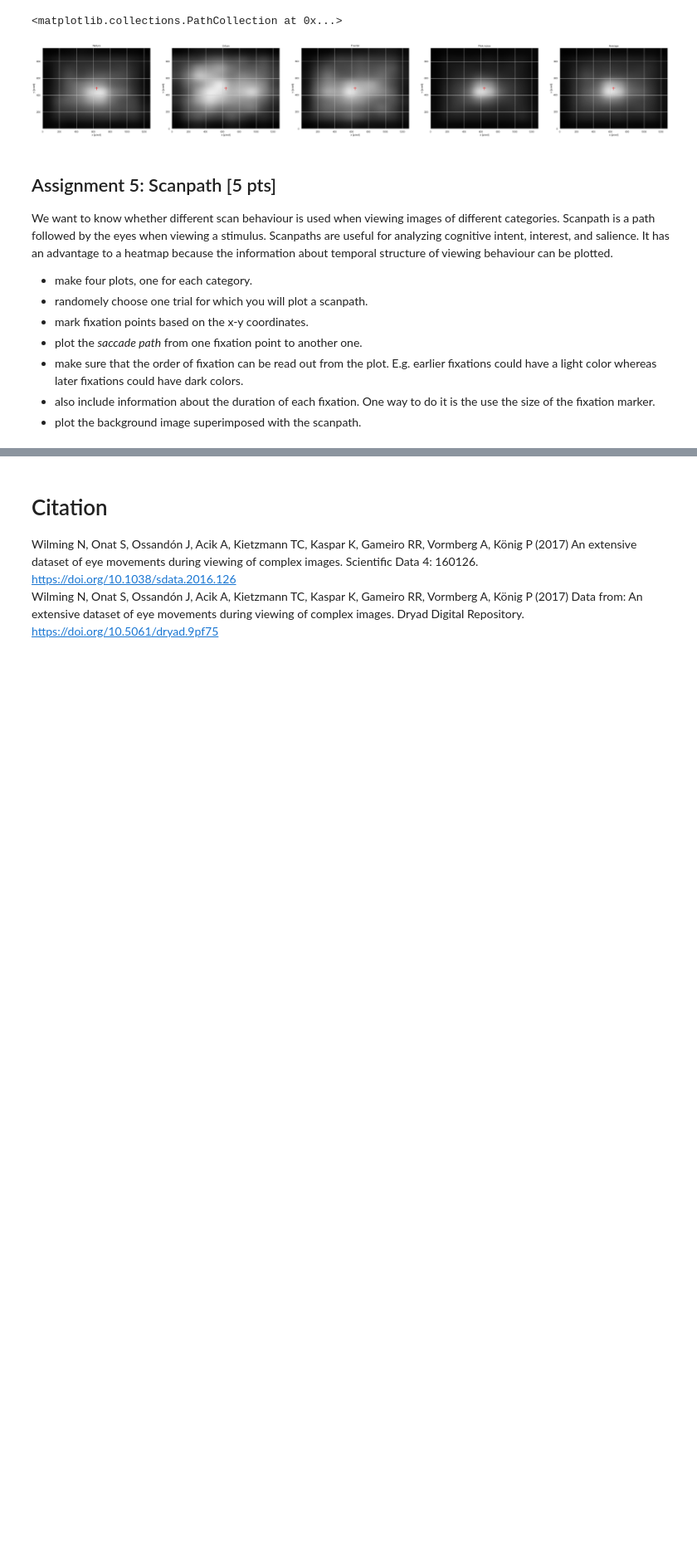
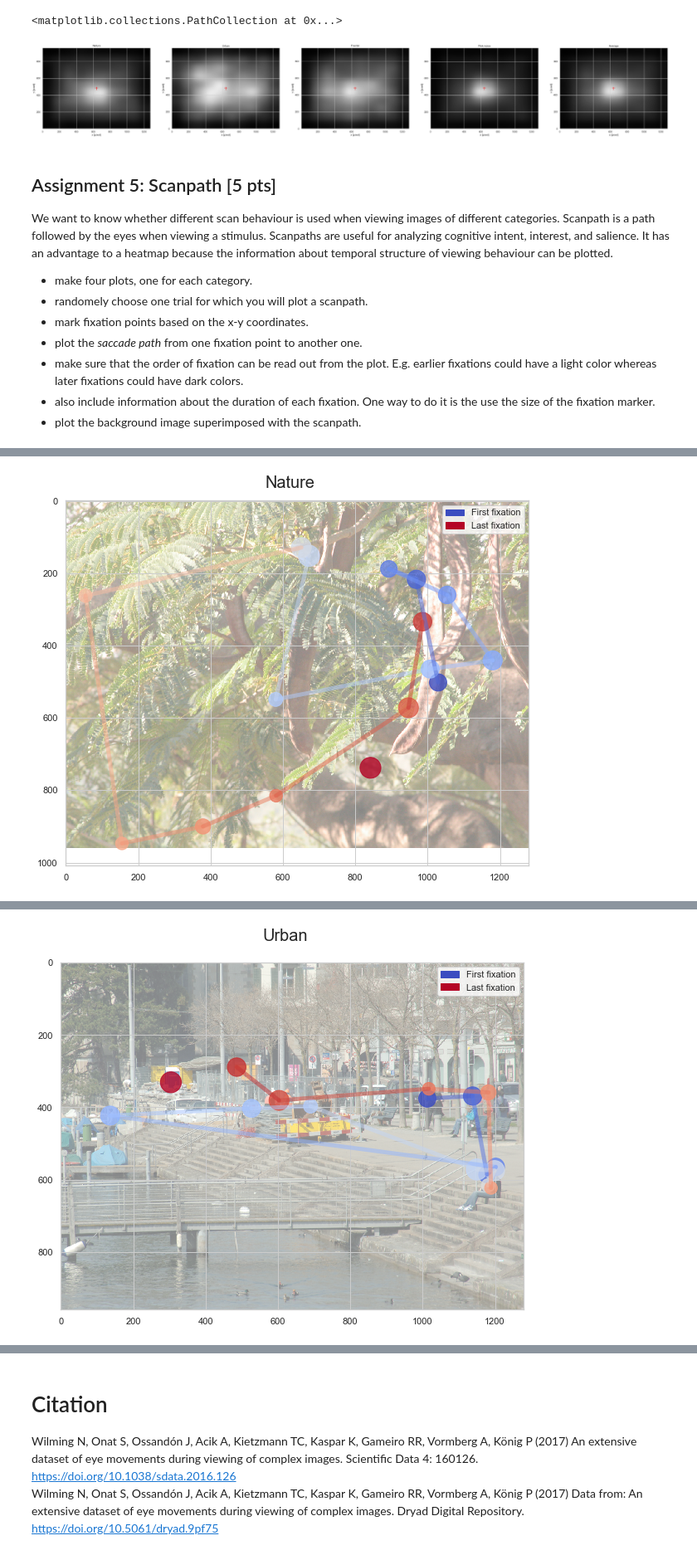
Before and after one commit to NBP-ACC/week-7-acc_8, a Jupyter notebook: Sheet05.ipynb, the cells around one changed output, grey strips where cells are left out. Shown at 83% size. Drawn from its saved outputs; the diff is of its cells as text; code cells hidden in the pictures; blank space fills up the shorter version.

```diff
--- a/Sheet05.ipynb
+++ b/Sheet05.ipynb
@@ -442,0 +398,64 @@ scanPath(randPinknoise)
+# %%
+# group data by categories
+categorynature = clean_df[clean_df.category==7]
+categoryurban = clean_df[clean_df.category==8]
+categoryfractal = clean_df[clean_df.category==10]
+categorypinknoise = clean_df[clean_df.category==11]
+
+# define function to randomly select one trial
+def randTrial(LargerDf):
+    # sample one row of the dataframe
+    randRow = LargerDf.sample(1)
+    # drop index in order to create variables for the trial and subject numbers without the index
+    randRow.reset_index(drop=True, inplace=True)
+    trialNum = randRow['trial'][0]
+    subjNum = randRow['SUBJECTINDEX'][0]
+    # select all rows of the dataframe with the same trial number as the sampled row
+    HalfChosenDf = LargerDf[LargerDf['trial']==trialNum]
+    # return all rows of this subset that have the same subject number as the sampled row
+    return HalfChosenDf[HalfChosenDf['SUBJECTINDEX']==subjNum]
+
+# randomly select one trial for each category
+randNature = randTrial(categorynature)
+randUrban = randTrial(categoryurban)
+randFractal = randTrial(categoryfractal)
+randPinknoise = randTrial(categorypinknoise)
+
+# define function to plot the scanpath
+def scanPath(OneCategory):
+    # sample one row of the selected trial in order to create variables for category, file number, and category name
+    # (not important that it's random; this could have also just been the first row)
+    randRow = OneCategory.sample(1)
+    # create variables for the category and filenumber corresponding to the trial
+    category = int(randRow['category'])
+    filenumber = int(randRow['filenumber'])
+    # read the image file corresponding to the category and file number for the current trial
+    PATH = os.getcwd() + ("\datas\Stimuli_%d\%d\\" % (category,category))
+    img=matplotlib.image.imread(PATH + '%d.png' % filenumber)
+    # set the size of the figure
+    plt.figure(figsize=(10,10))
+    # plot the image, making it 50% transparent
+    implot = plt.imshow(img, alpha = 0.5)
+    # create list of colors to correspond to the fixation order
+    scaled_fix = (OneCategory['fix'] - OneCategory['fix'].min()) / OneCategory['fix'].ptp()
+    colors = plt.cm.coolwarm(scaled_fix)
+    # plot the fixation points
+    plt.scatter(OneCategory['x'], OneCategory['y'], s=randNature['duration']*2, c=colors, alpha = 0.8)
+    # plot the saccade path between each fixation point
+    for i in range(len(OneCategory['x']) - 1):
+        plt.plot(OneCategory['x'][i-1:i+1], OneCategory['y'][i-1:i+1], c=colors[i], linewidth = 5, alpha = 0.5)
+    # create the legend, giving colors corresponding the first and last fixation as a reference
+    first = matplotlib.patches.Patch(color=colors[0], label='First fixation')
+    last = matplotlib.patches.Patch(color=colors[len(OneCategory['x']) - 1], label='Last fixation')
+    plt.legend(handles=[first,last])
+    # drop index in order to label the plot with the category name, without the index in the title
+    randRow.reset_index(drop=True, inplace=True)
+    plt.suptitle(randRow['categoryNames'][0], fontsize=20, y = 0.85)
+    plt.show()
+
+# plot the scanpath for each category
+scanPath(randNature)
+scanPath(randUrban)
+scanPath(randFractal)
+scanPath(randPinknoise)
+# %% [output]
@@ -442,0 +479 @@ scanPath(randPinknoise)
+[figure, added]
@@ -442,0 +497 @@ scanPath(randPinknoise)
+[figure, added]
```
Also changed, not shown: parts of 4 cells of this notebook.
